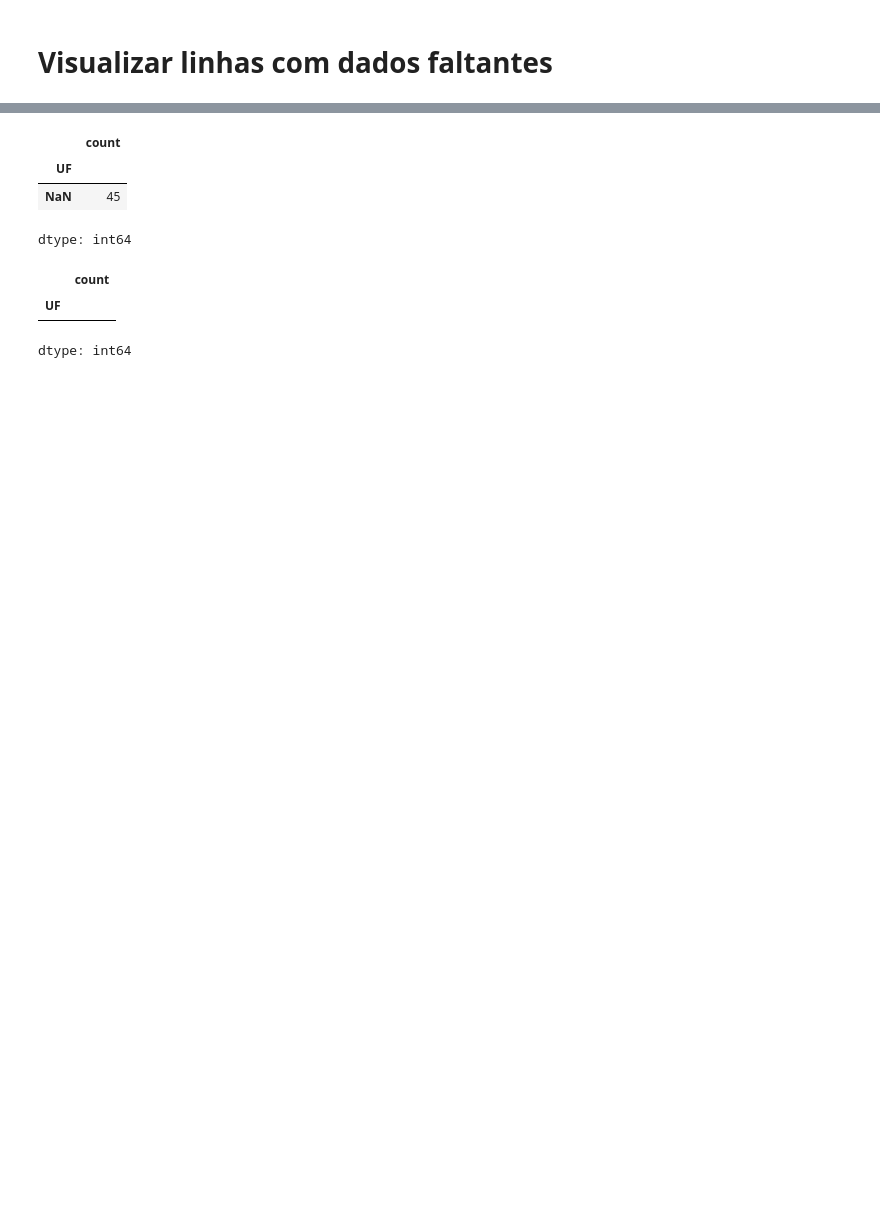
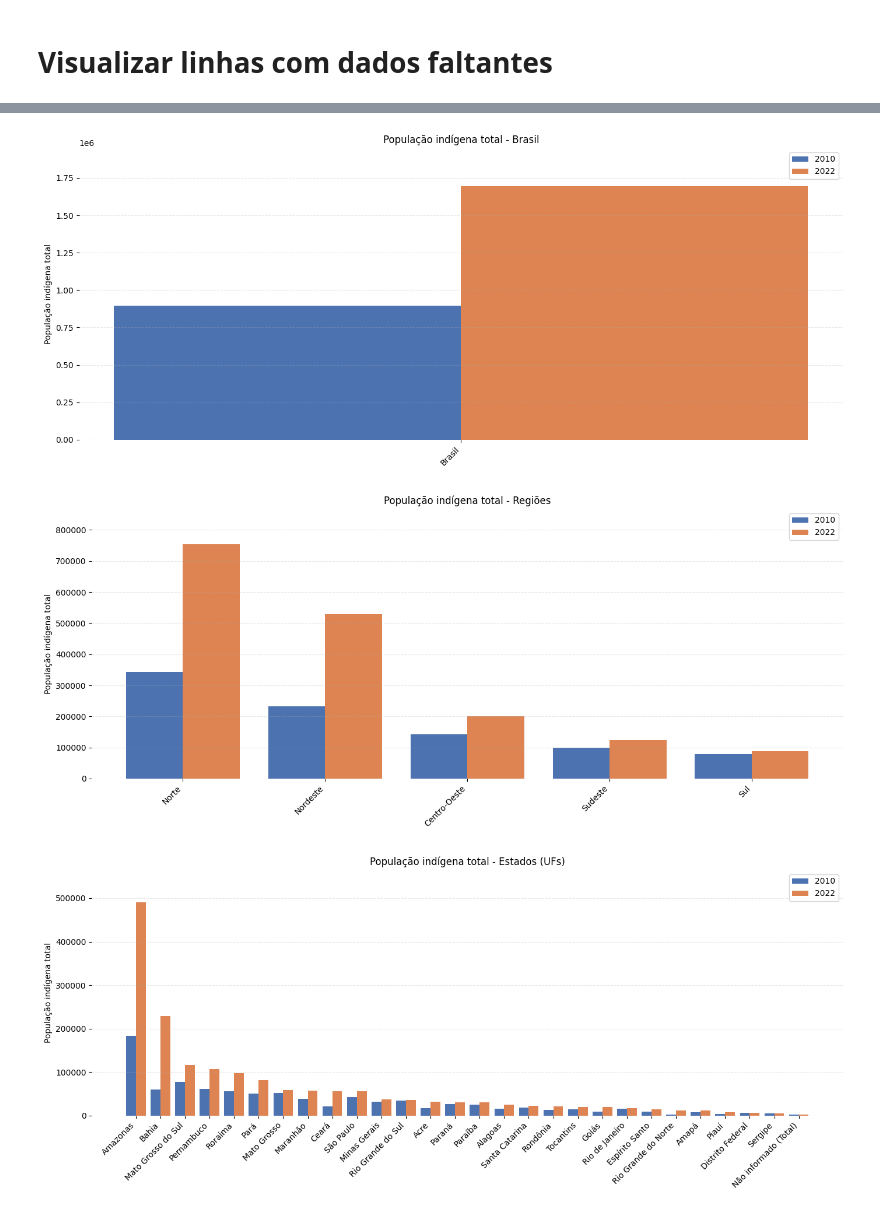
Before and after one commit to LUCASDNORONHA/exploracao-dados-indigenas-2010-2022, a Jupyter notebook: Projeto_de_Analise_de_Dados_Exploratoria.ipynb, the cells around one changed output, grey strips where cells are left out. Drawn from its saved outputs; the diff is of its cells as text; code cells hidden in the pictures; blank space fills up the shorter version.

```diff
--- a/Projeto_de_Analise_de_Dados_Exploratoria.ipynb
+++ b/Projeto_de_Analise_de_Dados_Exploratoria.ipynb
@@ -257,15 +320,0 @@ print(db['Indígenas 2022 Total'].mean(skipna=True))
-# %%
-contagem_uf = db['UF'].value_counts(dropna=False)
-contagem_uf
-# %% [output]
-|  | count |
-| UF |  |
-| NaN | 45 |
-dtype: int64
-# %%
-contagem_uf = db['UF'].value_counts()
-contagem_uf
-# %% [output]
-|  | count |
-| UF |  |
-dtype: int64
@@ -271,0 +329,49 @@ dtype: int64
+# %%
+def plot_populacao_indigena(df, titulo):
+    import matplotlib.pyplot as plt
+    import numpy as np
+
+    plt.rcParams.update({'font.size': 10, 'font.family': 'sans-serif'})
+
+    # Agrupa "Não informado" para visualização
+    df_viz = df.copy()
+    df_viz['Localidade'] = df_viz['Localidade'].replace('Não informado', 'Não informado (Total)')
+
+    # Agrupa os dados de "Não informado"
+    df_viz = df_viz.groupby('Localidade', as_index=False).sum()
+
+    # Ordena
+    df_sorted = df_viz.sort_values('Indígenas 2022 Total', ascending=False)
+
+    locais = df_sorted['Localidade']
+    pop_2010 = df_sorted['Indígenas 2010 Total']
+    pop_2022 = df_sorted['Indígenas 2022 Total']
+
+    x = np.arange(len(locais))
+    width = 0.4
+
+    color_2010 = '#4C72B0'
+    color_2022 = '#DD8452'
+
+    plt.figure(figsize=(14,6))
+    plt.bar(x - width/2, pop_2010, width, label='2010', color=color_2010)
+    plt.bar(x + width/2, pop_2022, width, label='2022', color=color_2022)
+
+    plt.xticks(x, locais, rotation=45, ha='right')
+    plt.ylabel('População indígena total')
+    plt.title(titulo)
+    plt.legend()
+    plt.ylim(0, max(pop_2010.max(), pop_2022.max()) * 1.15)
+
+    plt.grid(axis='y', linestyle='--', alpha=0.3)
+    plt.box(False)
+    plt.tight_layout()
+    plt.show()
+# %%
+plot_populacao_indigena(df_brasil, 'População indígena total - Brasil')
+plot_populacao_indigena(df_regioes, 'População indígena total - Regiões')
+plot_populacao_indigena(df_estados, 'População indígena total - Estados (UFs)')
+# %% [output]
+[figure, added]
+[figure, added]
+[figure, added]
```
Also changed, not shown: parts of 43 cells of this notebook.
